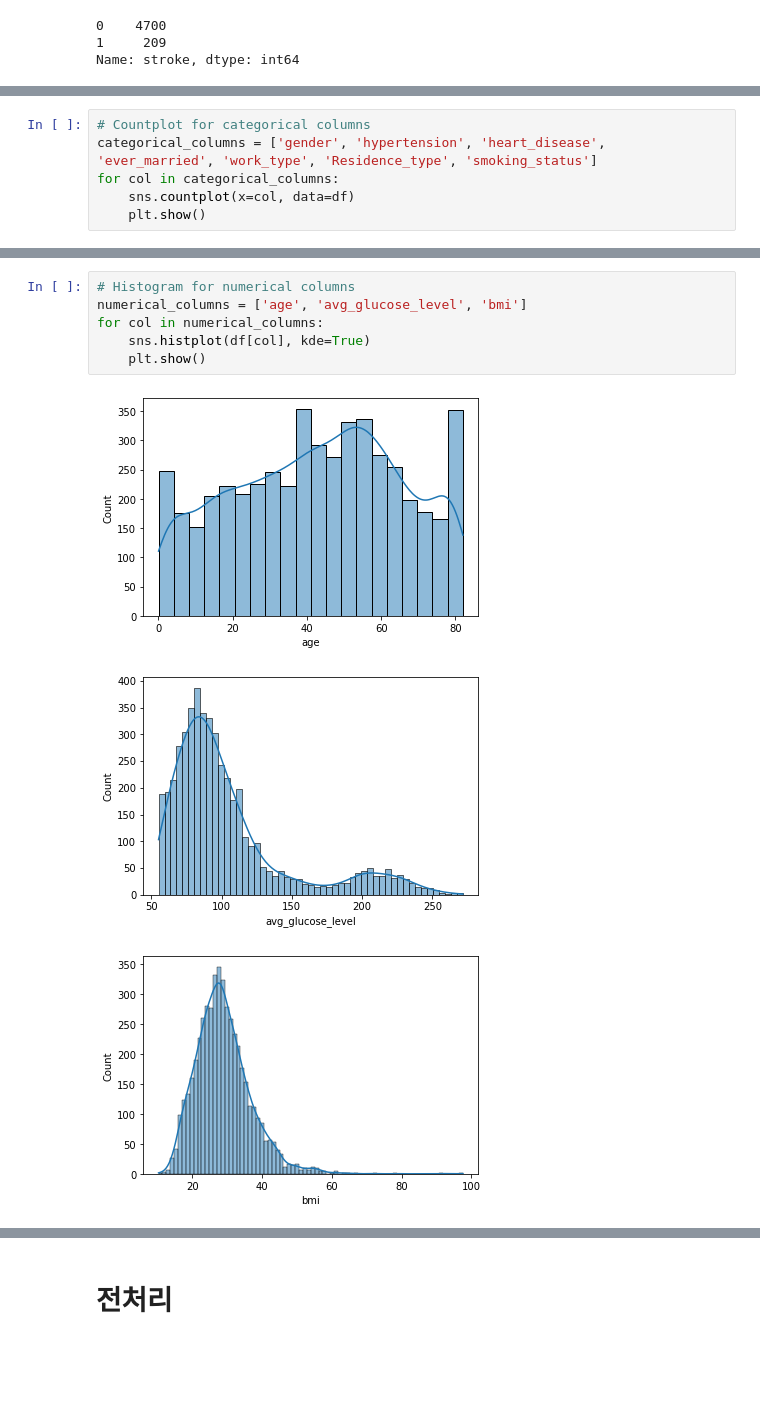
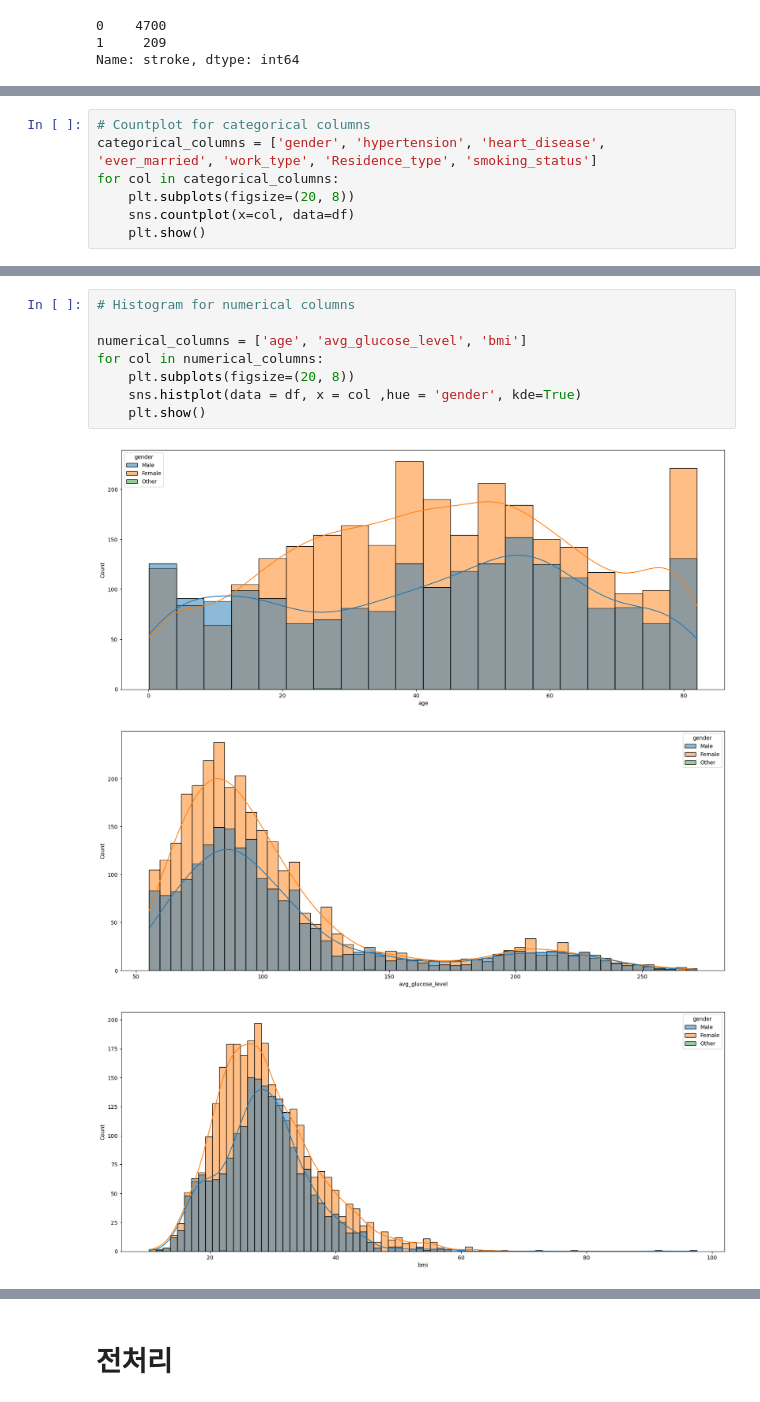
Before and after one commit to seokho-lee/health_projects, a Jupyter notebook: Ongoing/Stroke Prediction/stroke_prediction_project.ipynb, the cells around one changed output, grey strips where cells are left out. Cells and saved outputs as stored; diff of their text form; blank space fills up the shorter version.

```diff
--- a/Ongoing/Stroke Prediction/stroke_prediction_project.ipynb
+++ b/Ongoing/Stroke Prediction/stroke_prediction_project.ipynb
@@ -82,6 +96,7 @@ sns.countplot(df.stroke)
 # Countplot for categorical columns
 categorical_columns = ['gender', 'hypertension', 'heart_disease', 'ever_married', 'work_type', 'Residence_type', 'smoking_status']
 for col in categorical_columns:
+    plt.subplots(figsize=(20, 8))
     sns.countplot(x=col, data=df)
     plt.show()
 # %% [output]
@@ -95,10 +110,12 @@ for col in categorical_columns:
 # %%
 # Histogram for numerical columns
+
 numerical_columns = ['age', 'avg_glucose_level', 'bmi']
 for col in numerical_columns:
-    sns.histplot(df[col], kde=True)
+    plt.subplots(figsize=(20, 8))
+    sns.histplot(data = df, x = col ,hue = 'gender', kde=True)
     plt.show()
 # %% [output]
-[figure, old version]
+[figure, new version]
-[figure, old version]
+[figure, new version]
-[figure, old version]
+[figure, new version]
```
Also changed, not shown: parts of 7 cells of this notebook, 2 other files.
